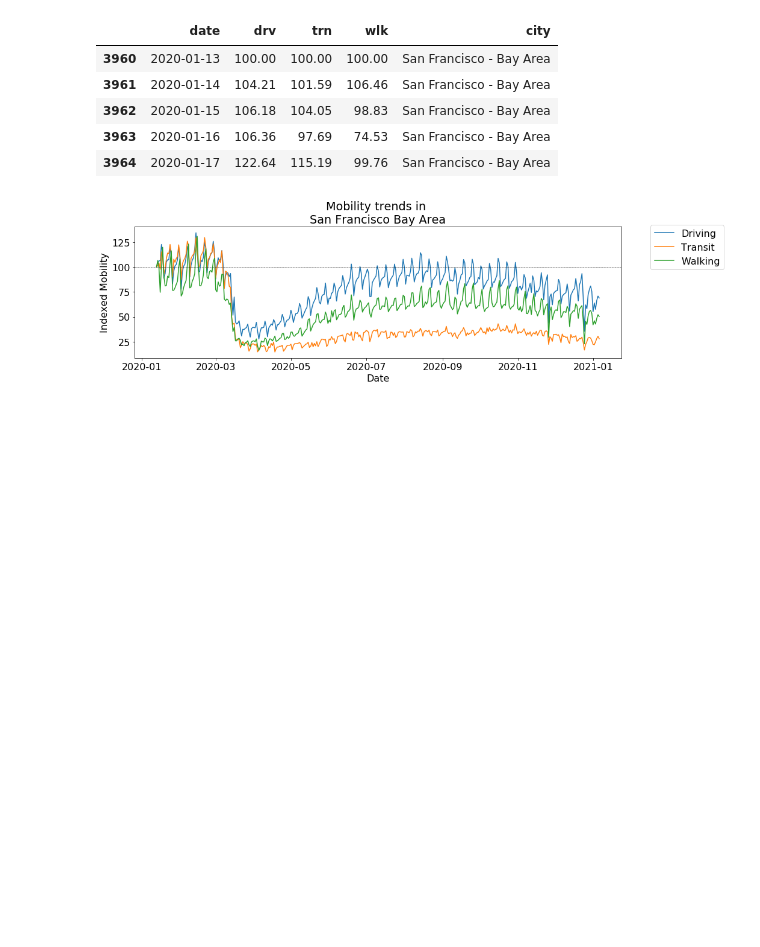
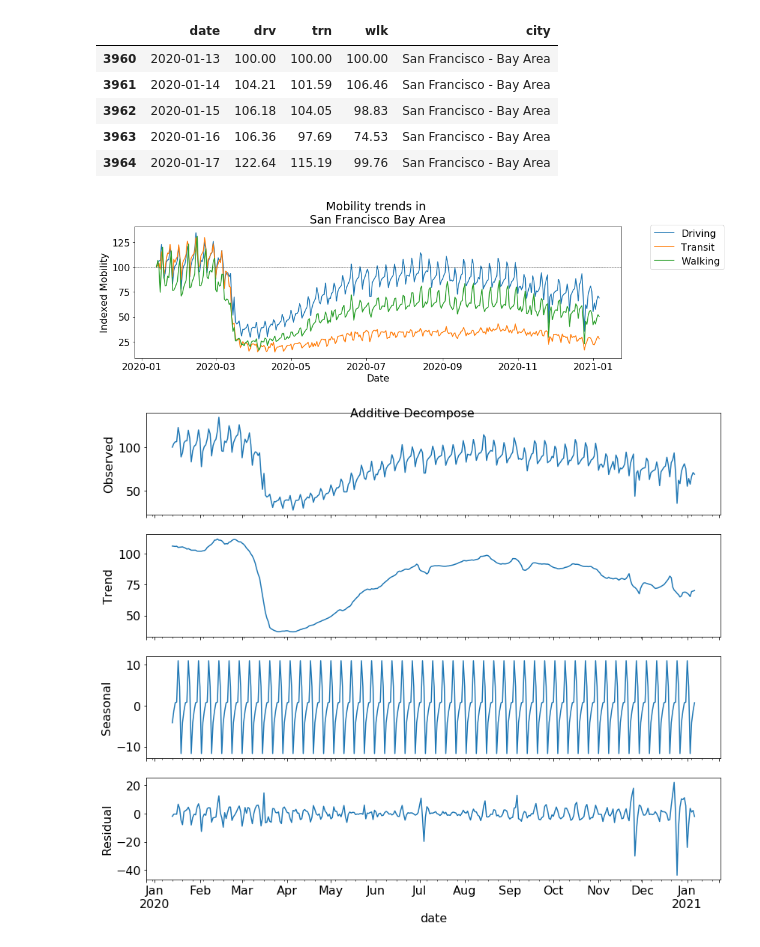
Before and after one commit to Daesparz/DS4A2020_Empowerment, a Jupyter notebook: exploratory_data_analysis/mobility_patterns_by_city.ipynb, the cells around one changed output. Cells and saved outputs as stored; diff of their text form; code cells hidden in the pictures; blank space fills up the shorter version.

```diff
--- a/exploratory_data_analysis/mobility_patterns_by_city.ipynb
+++ b/exploratory_data_analysis/mobility_patterns_by_city.ipynb
@@ -187,3 +187,30 @@ _ = plt.ylabel('Indexed Mobility')
 _ = plt.title('Mobility trends in \n'+location)
 # %% [output]
 [figure]
+# %%
+df_apple_sf.set_index('date', inplace=True)
+# %%
+from statsmodels.tsa.seasonal import seasonal_decompose
+from dateutil.parser import parse
+
+def serie_decomposition(df, colname, model='additive', display=False):
+    if df[colname].isnull().any():
+        df.fillna(method='ffill', inplace=True)
+    result_add = seasonal_decompose(df[colname], model=model, extrapolate_trend='freq')
+    df_reconstructed = pd.concat([result_add.seasonal, result_add.trend, result_add.resid, result_add.observed], axis=1)
+    df_reconstructed.columns = ['seas', 'trend', 'resid', 'actual_values']
+
+
+    if display:
+        plt.rcParams.update({'figure.figsize': (12,10)})
+        result_add.plot().suptitle('Additive Decompose', fontsize=16)
+        plt.show()
+
+    return df_reconstructed
+# %%
+out1 = serie_decomposition(df_apple_sf,
+                    colname='drv',
+                    model='additive',
+                    display=True)
+# %% [output]
+[figure, added]
```
Also changed, not shown: parts of 2 cells of this notebook.
